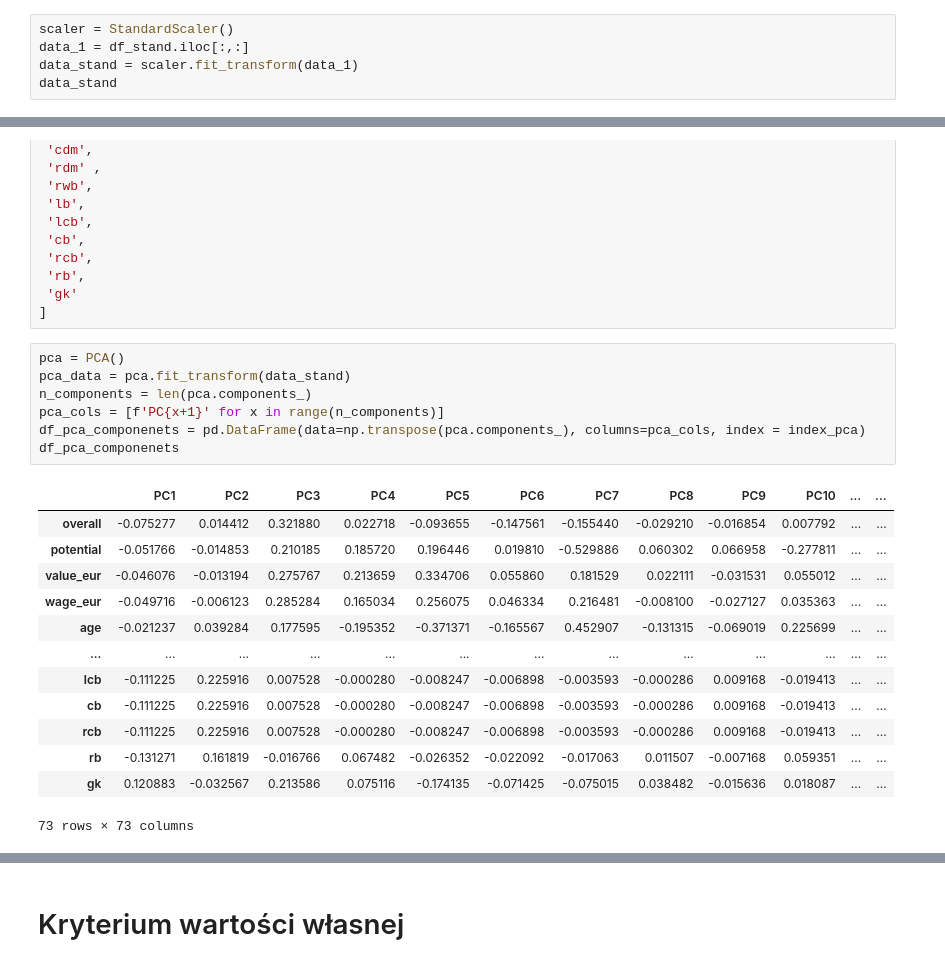
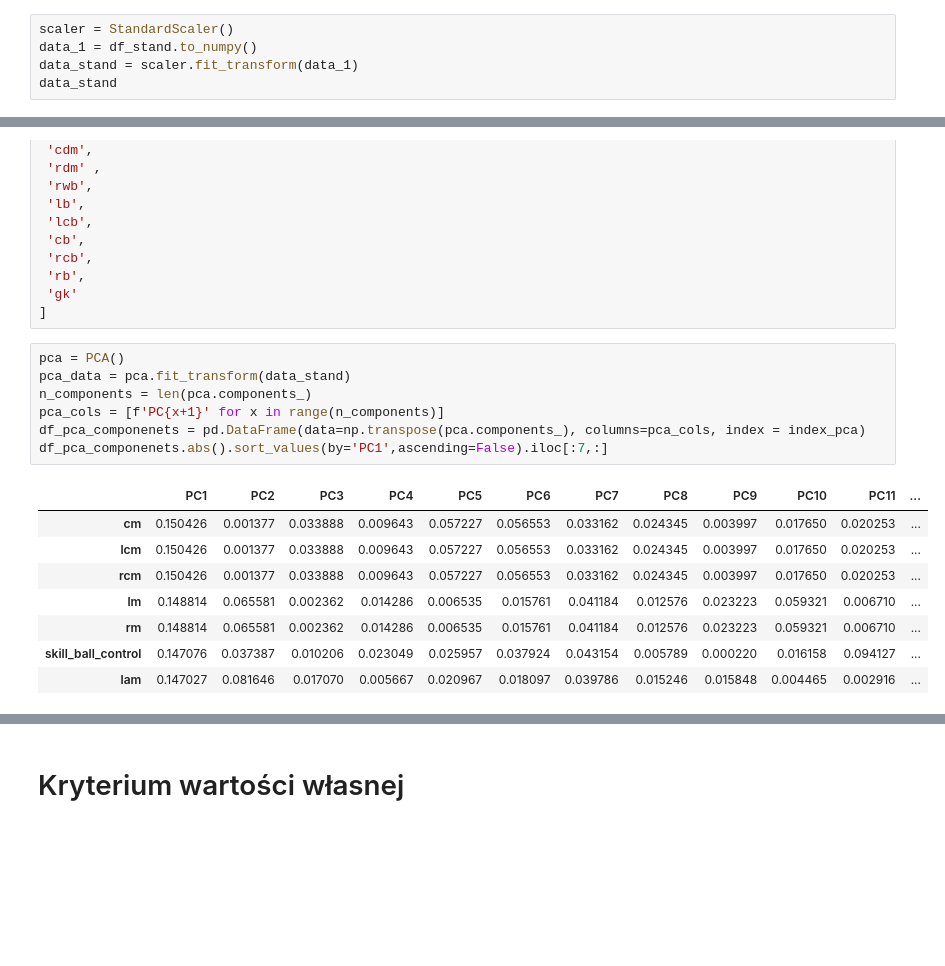
Before and after one commit to pawlew2k/fifa22, a Jupyter notebook: fifa22.ipynb, the cells around one changed output, grey strips where cells are left out. Cells and saved outputs as stored; diff of their text form; blank space fills up the shorter version.

```diff
--- a/fifa22.ipynb
+++ b/fifa22.ipynb
@@ -294,6 +294,6 @@ memory usage: 11.3 MB
 # %%
 scaler = StandardScaler()
-data_1 = df_stand.iloc[:,:]
+data_1 = df_stand.to_numpy()
 data_stand = scaler.fit_transform(data_1)
 data_stand
 # %% [output]
@@ -393,21 +393,16 @@ index_pca = [
 # %%
 pca = PCA()
 pca_data = pca.fit_transform(data_stand)
 n_components = len(pca.components_)
 pca_cols = [f'PC{x+1}' for x in range(n_components)]
 df_pca_componenets = pd.DataFrame(data=np.transpose(pca.components_), columns=pca_cols, index = index_pca)
-df_pca_componenets
+df_pca_componenets.abs().sort_values(by='PC1',ascending=False).iloc[:7,:]
 # %% [output]
-|  | PC1 | PC2 | PC3 | PC4 | PC5 | PC6 | PC7 | PC8 | PC9 | PC10 | ... | ... |
-| overall | -0.075277 | 0.014412 | 0.321880 | 0.022718 | -0.093655 | -0.147561 | -0.155440 | -0.029210 | -0.016854 | 0.007792 | ... | ... |
-| potential | -0.051766 | -0.014853 | 0.210185 | 0.185720 | 0.196446 | 0.019810 | -0.529886 | 0.060302 | 0.066958 | -0.277811 | ... | ... |
-| value_eur | -0.046076 | -0.013194 | 0.275767 | 0.213659 | 0.334706 | 0.055860 | 0.181529 | 0.022111 | -0.031531 | 0.055012 | ... | ... |
-| wage_eur | -0.049716 | -0.006123 | 0.285284 | 0.165034 | 0.256075 | 0.046334 | 0.216481 | -0.008100 | -0.027127 | 0.035363 | ... | ... |
-| age | -0.021237 | 0.039284 | 0.177595 | -0.195352 | -0.371371 | -0.165567 | 0.452907 | -0.131315 | -0.069019 | 0.225699 | ... | ... |
-| ... | ... | ... | ... | ... | ... | ... | ... | ... | ... | ... | ... | ... |
-| lcb | -0.111225 | 0.225916 | 0.007528 | -0.000280 | -0.008247 | -0.006898 | -0.003593 | -0.000286 | 0.009168 | -0.019413 | ... | ... |
-| cb | -0.111225 | 0.225916 | 0.007528 | -0.000280 | -0.008247 | -0.006898 | -0.003593 | -0.000286 | 0.009168 | -0.019413 | ... | ... |
-| rcb | -0.111225 | 0.225916 | 0.007528 | -0.000280 | -0.008247 | -0.006898 | -0.003593 | -0.000286 | 0.009168 | -0.019413 | ... | ... |
-| rb | -0.131271 | 0.161819 | -0.016766 | 0.067482 | -0.026352 | -0.022092 | -0.017063 | 0.011507 | -0.007168 | 0.059351 | ... | ... |
-| gk | 0.120883 | -0.032567 | 0.213586 | 0.075116 | -0.174135 | -0.071425 | -0.075015 | 0.038482 | -0.015636 | 0.018087 | ... | ... |
+|  | PC1 | PC2 | PC3 | PC4 | PC5 | PC6 | PC7 | PC8 | PC9 | PC10 | PC11 | ... |
+| cm | 0.150426 | 0.001377 | 0.033888 | 0.009643 | 0.057227 | 0.056553 | 0.033162 | 0.024345 | 0.003997 | 0.017650 | 0.020253 | ... |
+| lcm | 0.150426 | 0.001377 | 0.033888 | 0.009643 | 0.057227 | 0.056553 | 0.033162 | 0.024345 | 0.003997 | 0.017650 | 0.020253 | ... |
+| rcm | 0.150426 | 0.001377 | 0.033888 | 0.009643 | 0.057227 | 0.056553 | 0.033162 | 0.024345 | 0.003997 | 0.017650 | 0.020253 | ... |
+| lm | 0.148814 | 0.065581 | 0.002362 | 0.014286 | 0.006535 | 0.015761 | 0.041184 | 0.012576 | 0.023223 | 0.059321 | 0.006710 | ... |
+| rm | 0.148814 | 0.065581 | 0.002362 | 0.014286 | 0.006535 | 0.015761 | 0.041184 | 0.012576 | 0.023223 | 0.059321 | 0.006710 | ... |
+| skill_ball_control | 0.147076 | 0.037387 | 0.010206 | 0.023049 | 0.025957 | 0.037924 | 0.043154 | 0.005789 | 0.000220 | 0.016158 | 0.094127 | ... |
+| lam | 0.147027 | 0.081646 | 0.017070 | 0.005667 | 0.020967 | 0.018097 | 0.039786 | 0.015246 | 0.015848 | 0.004465 | 0.002916 | ... |
-73 rows × 73 columns
```
Also changed, not shown: parts of 8 cells of this notebook.
